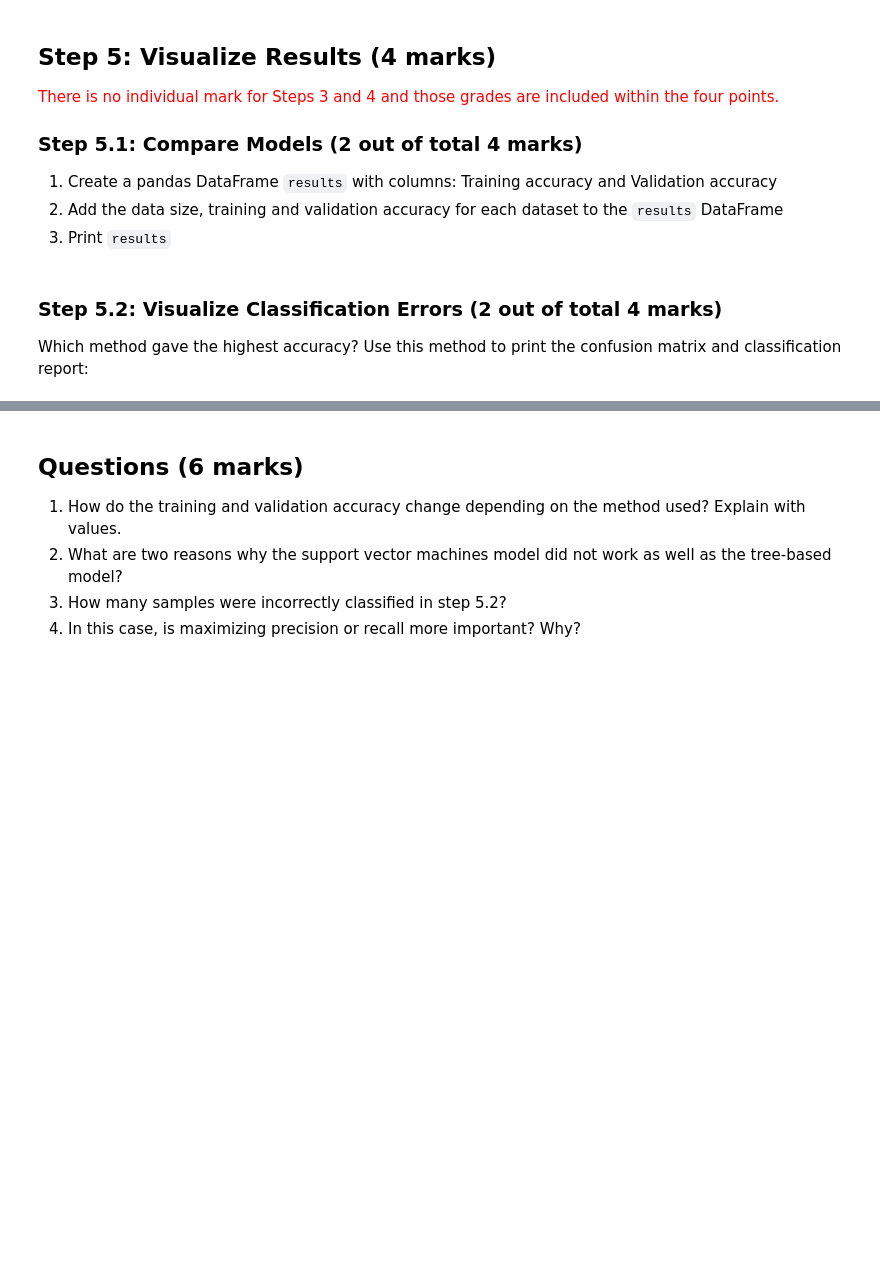
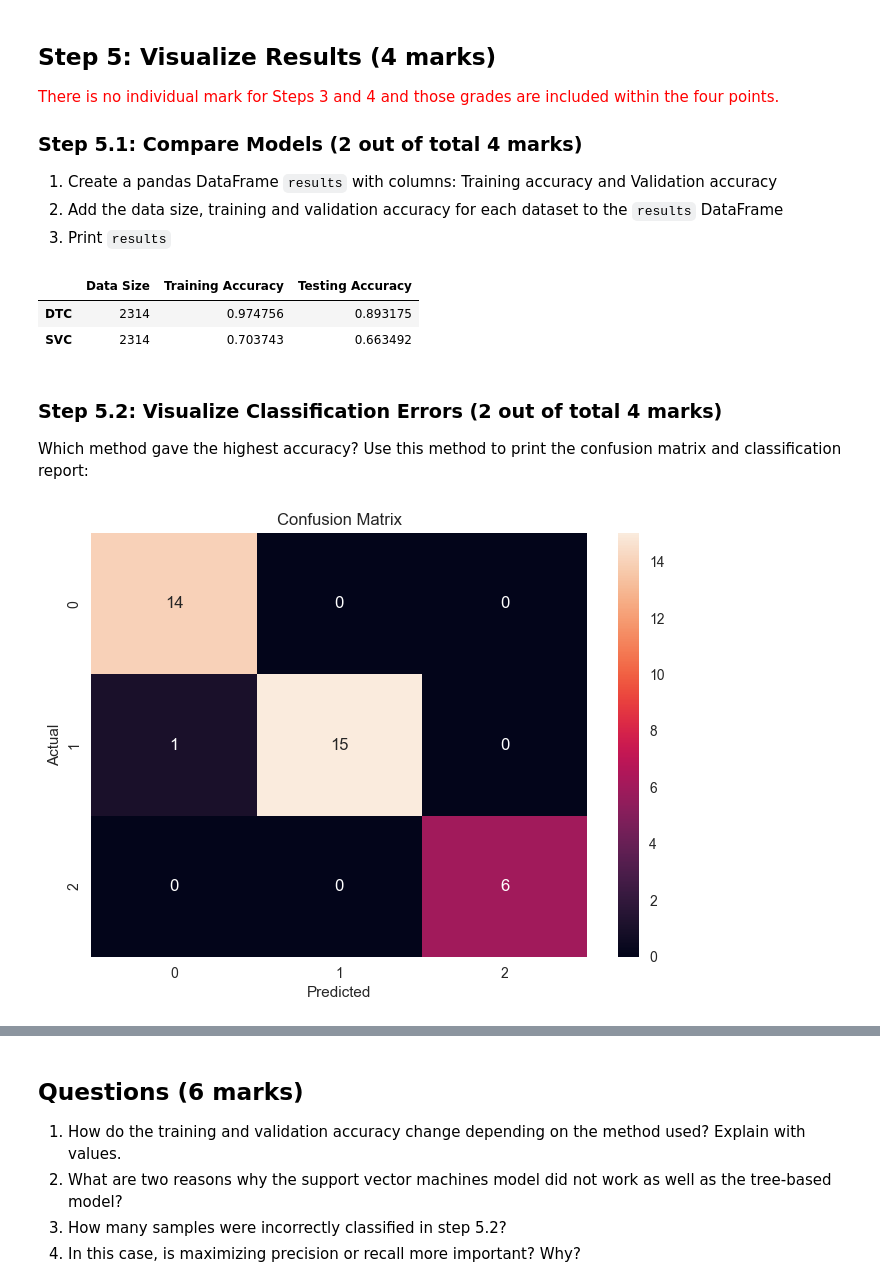
Before and after one commit to Kulaway/ENSF444-Assignment3, a Jupyter notebook: ENSF444_Assignment3.ipynb, the cells around one changed output, grey strips where cells are left out. Cells and saved outputs as stored; diff of their text form; code cells hidden in the pictures; blank space fills up the shorter version.

```diff
--- a/ENSF444_Assignment3.ipynb
+++ b/ENSF444_Assignment3.ipynb
@@ -310,12 +297,62 @@ There is no individual mark for Steps 3 and 4 and those grades are included with
 # TO DO: ADD YOUR CODE HERE FOR STEPS 3-5
 # Note: for any random state parameters, you can use random_state = 0
 # HINT: USING A LOOP TO STORE THE DATA IN YOUR RESULTS DATAFRAME WILL BE MORE EFFICIENT
+
+from sklearn.tree import DecisionTreeClassifier
+from sklearn.svm import SVC
+from sklearn.model_selection import cross_validate
+
+models = {
+    "DTC": DecisionTreeClassifier(random_state = 0, max_depth = 3),
+    "SVC": SVC(random_state = 0)
+}
+
+train_accuracy = []
+test_accuracy = []
+
+for model_name, model in models.items():
+    scores = cross_validate(model, X, y, scoring = 'accuracy', return_train_score=True)
+    accuracy_test = scores['test_score'].mean()
+    test_accuracy.append(accuracy_test)
+    accuracy_train = scores['train_score'].mean()
+    train_accuracy.append(accuracy_train)
+
+results = pd.DataFrame({
+        'Data Size': [X.size, X.size],
+        'Training Accuracy': train_accuracy,
+        'Testing Accuracy': test_accuracy},
+        index = models.keys()
+        )
+
+results
+# %% [output]
+|  | Data Size | Training Accuracy | Testing Accuracy |
+| DTC | 2314 | 0.974756 | 0.893175 |
+| SVC | 2314 | 0.703743 | 0.663492 |
 # %% [markdown]
 ### **Step 5.2:** Visualize Classification Errors  (2 out of total 4 marks)
 Which method gave the highest accuracy? Use this method to print the confusion matrix and classification report:
 # %%
 # TO DO: Implement best model
+from sklearn.model_selection import train_test_split
+
+X_train, X_test, y_train, y_test = train_test_split(X, y, test_size = 0.2, random_state = 0)
+
+model = DecisionTreeClassifier(random_state = 0, max_depth = 3)
+model.fit(X_train, y_train)
+y_pred = model.predict(X_test)
 # %%
 # TO DO: Print confusion matrix using a heatmap
+from sklearn.metrics import confusion_matrix
+import seaborn as sns
+
+cm = confusion_matrix(y_test, y_pred)
+sns.heatmap(cm, annot=True, fmt='d')
+plt.xlabel('Predicted')
+plt.ylabel('Actual')
+plt.title('Confusion Matrix')
+plt.show()
+# %% [output]
+[figure, added]
 # %%
 # TO DO: Print classification report
```
Also changed, not shown: parts of 4 cells of this notebook.
